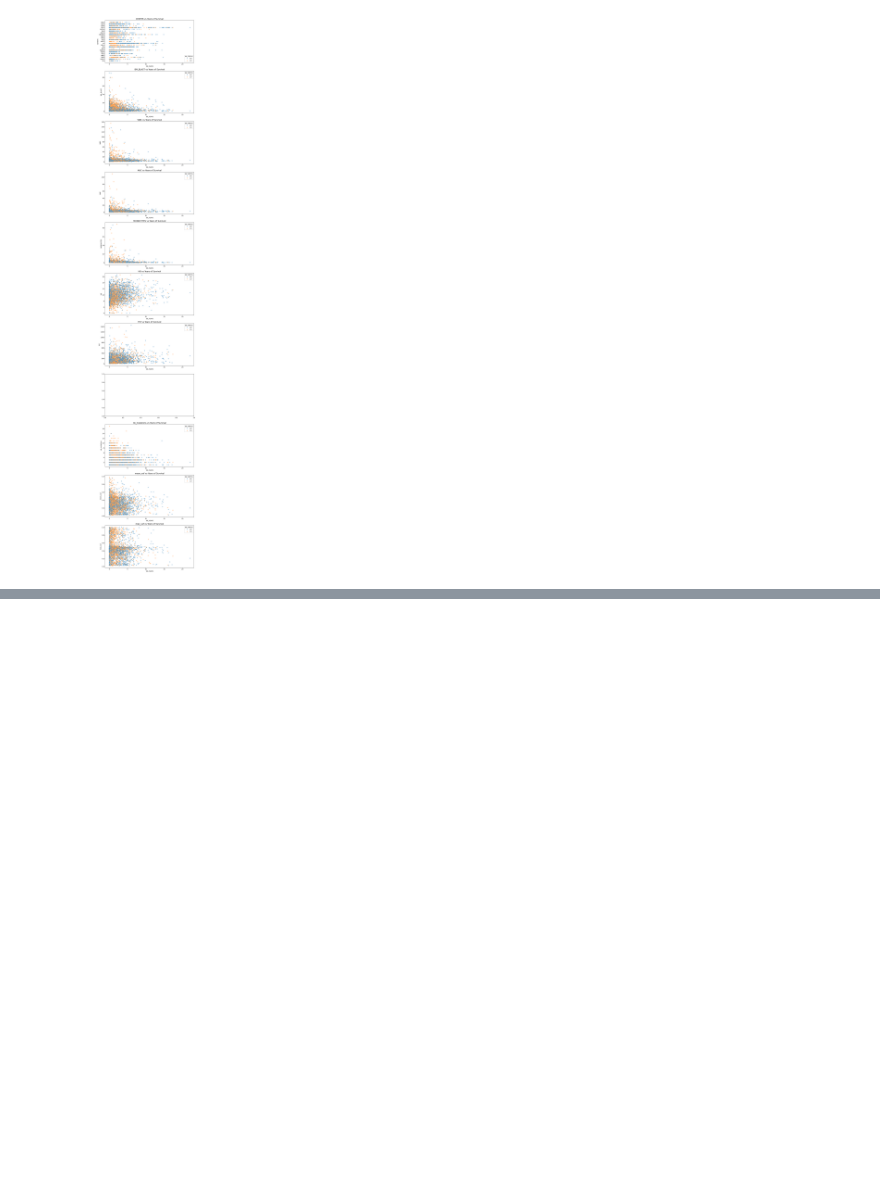
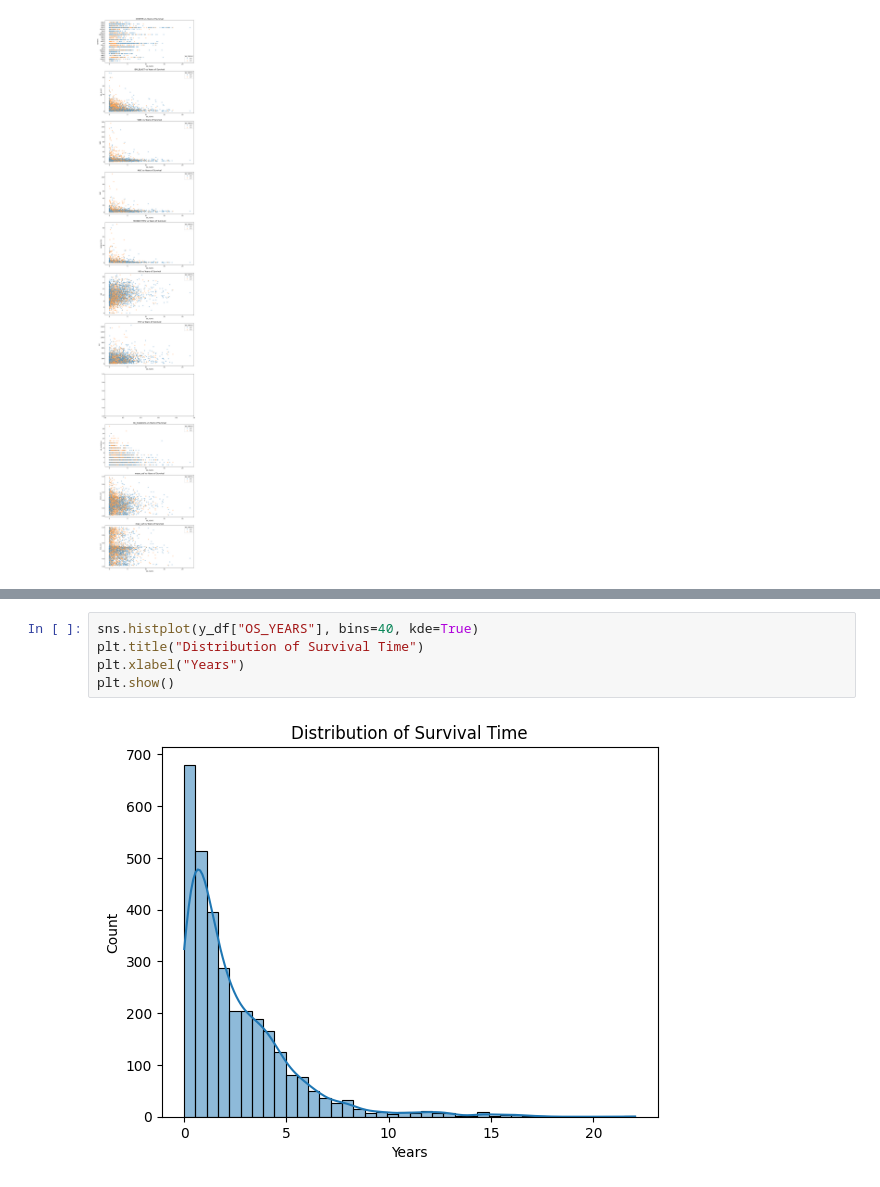
Before and after one commit to od121212/Leukemia-Survival-Rate, a Jupyter notebook: Sandbox.ipynb, the cells around one changed output, grey strips where cells are left out. Cells and saved outputs as stored; diff of their text form; blank space fills up the shorter version.

```diff
--- a/Sandbox.ipynb
+++ b/Sandbox.ipynb
@@ -211,0 +285,7 @@ dtm.plot_categorical_boxplot(["CENTER", "nb_mutations"])
+# %%
+sns.histplot(y_df["OS_YEARS"], bins=40, kde=True)
+plt.title("Distribution of Survival Time")
+plt.xlabel("Years")
+plt.show()
+# %% [output]
+[figure, added]
```
Also changed, not shown: parts of 21 cells of this notebook, 4 other files.
